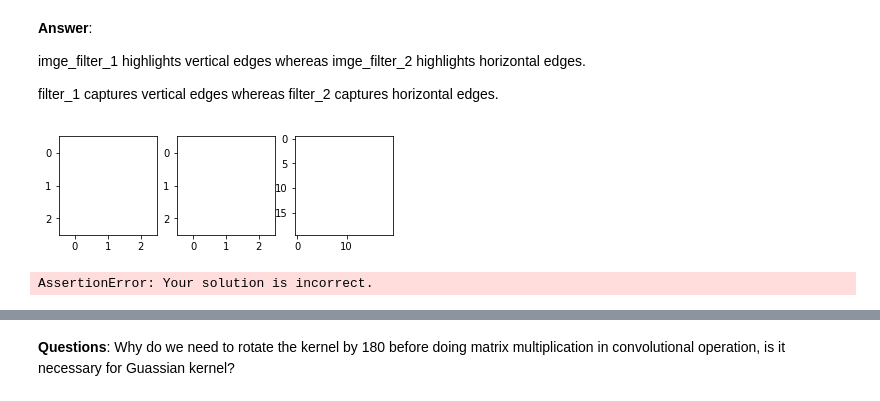
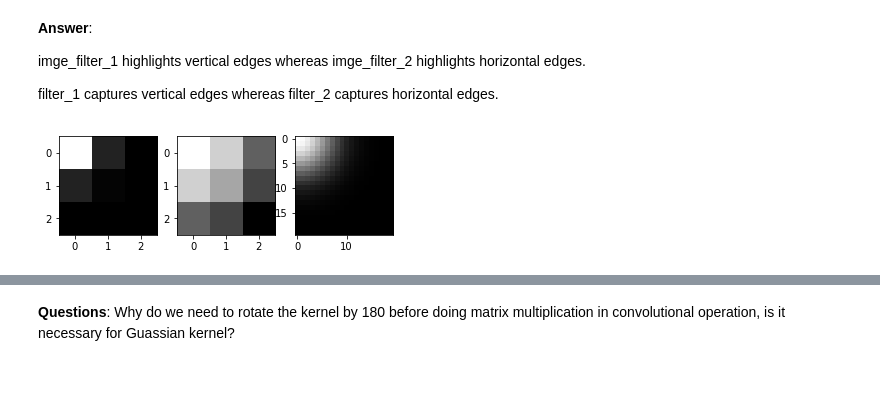
Before and after one commit to yingchen0505/cs4243, a Jupyter notebook: assign1.ipynb, the cells around one changed output, grey strips where cells are left out. Drawn from its saved outputs; the diff is of its cells as text; code cells hidden in the pictures.

```diff
--- a/assign1.ipynb
+++ b/assign1.ipynb
@@ -159,29 +159,28 @@ filter_1 captures vertical edges whereas filter_2 captures horizontal edges.
 # %%
 kernel_sig05 = cs4243_guassian_kernel(3, 0.5)
 kernel_sig2 = cs4243_guassian_kernel(3, 2)
 kernel_ks20_sig5 = cs4243_guassian_kernel(20, 5)
 
 kernel_sig2_rotate = cs4243_rotate180(kernel_sig2)
 if np.max(np.abs(kernel_sig2 - kernel_sig2_rotate)) < 1e-10:
     print("Same kernel.")
 
 plt.subplot(131)
 plt.imshow(kernel_sig05)
 
 plt.subplot(132)
 plt.imshow(kernel_sig2)
 
 plt.subplot(133)
 plt.imshow(kernel_ks20_sig5)
 plt.show()
 
 guassian_kernel_sample_file = 'outputs/guassian_kernel_sample.npy'
-np.save(guassian_kernel_sample_file, kernel_ks20_sig5)
+# np.save(guassian_kernel_sample_file, kernel_ks20_sig5)
 guassian_kernel_sample = np.load(guassian_kernel_sample_file)
 assert np.max(np.abs(guassian_kernel_sample - kernel_ks20_sig5)) < 1e-10, "Your solution is incorrect."
 # %% [output]
-[figure, old version]
+[figure, new version]
-AssertionError: Your solution is incorrect.
 # %%
 import time
 
```
Also changed, not shown: parts of 2 cells of this notebook.
